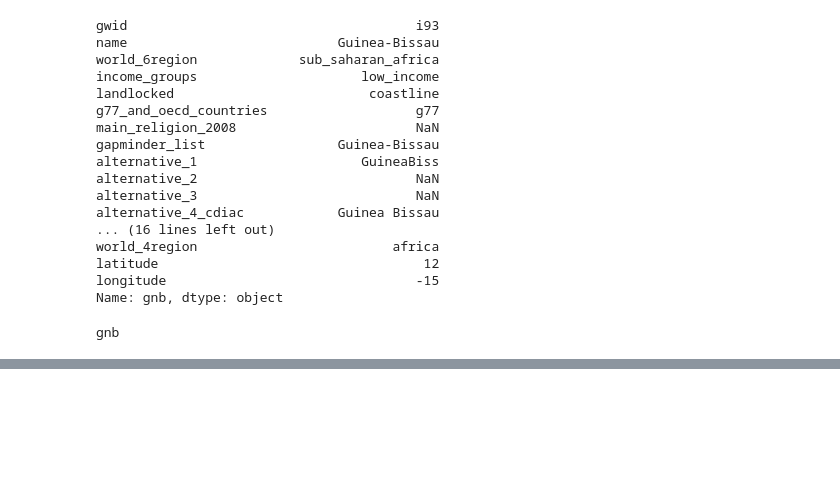
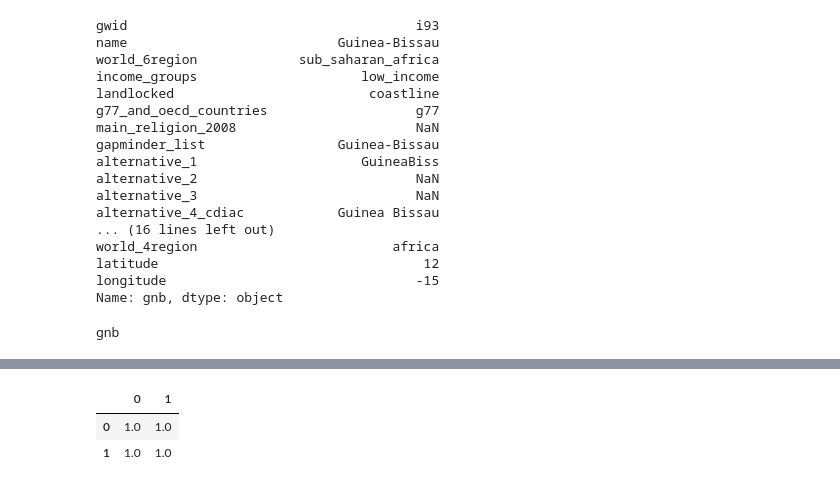
Before and after one commit to semio/ddf--gapminder--systema_globalis, a Jupyter notebook: etl/r-values.ipynb, the cells around one changed output, grey strips where cells are left out. Saved outputs shown, nothing was run; the diff lists cells and outputs as text; code cells hidden in the pictures; blank space fills up the shorter version.

```diff
--- a/etl/r-values.ipynb
+++ b/etl/r-values.ipynb
@@ -422,3 +445,13 @@ latest_industrial_data
 latest_trade_data                                                                                 2005
 latest_water_withdrawal_data                                                                      2000
 Name: gnb, dtype: object
+# %%
+testr = pd.DataFrame([[1, 2, 3, 4, 5], [1000, 2000, 3000, 4000, 5000]], columns=[1,2,3,4,5])
+# %%
+testr = testr.T
+# %%
+testr.corr()
+# %% [output]
+|  | 0 | 1 |
+| 0 | 1.0 | 1.0 |
+| 1 | 1.0 | 1.0 |
```
Also changed, not shown: parts of 8 cells of this notebook, 8 other files.
